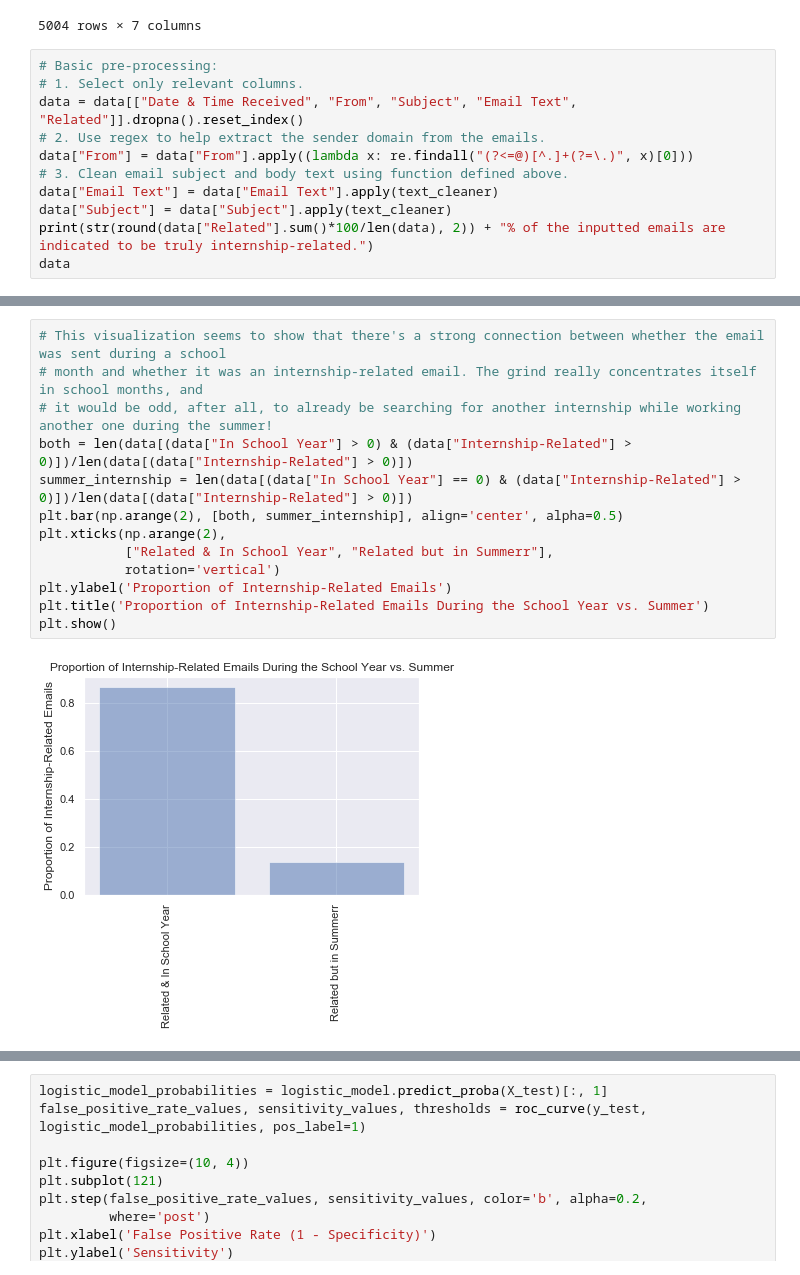
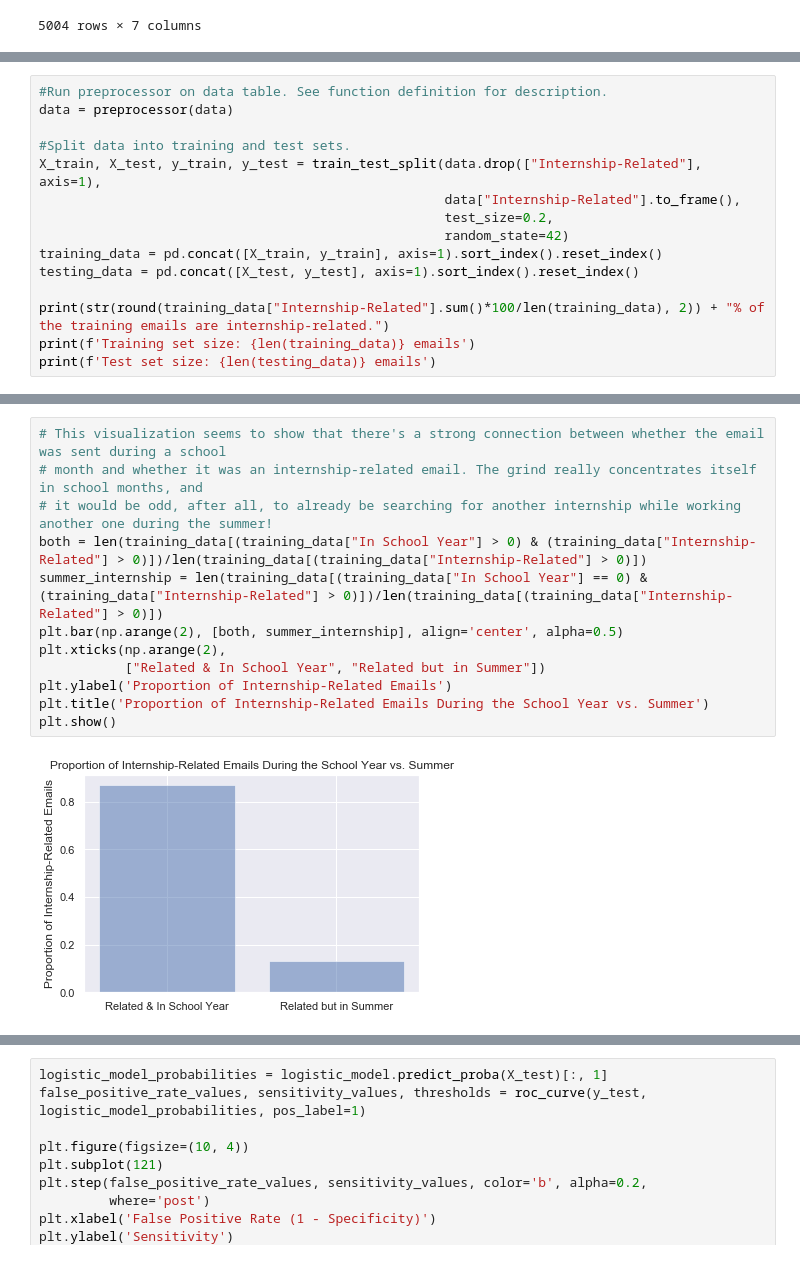
Before and after one commit to rachitpareek/jobSearch, a Jupyter notebook: exploratory analysis.ipynb, the cells around one changed output, grey strips where cells are left out. Saved outputs shown, nothing was run; the diff lists cells and outputs as text.

Commit message:
essentially done with the notebook! need to finishing correctly tagging data and commenting notebook

```diff
--- a/exploratory analysis.ipynb
+++ b/exploratory analysis.ipynb
@@ -80,14 +135,3 @@ data
 | 5002 | hi@zeplin.io | rachitpareek@berkeley.edu | Announcing Global Styleguides—con... | 6/19/19 | https://drive.google.com/a/berkel... | \nLadies and gents, we come beari... | 0.0 |
 | 5003 | info@mail.glassdoor.com | rachitpareek@berkeley.edu | Top CEOs in 2019 | 6/19/19 | https://drive.google.com/a/berkel... | Did your CEO make the list?\n\n ... | 0.0 |
 5004 rows × 7 columns
-# %%
-# Basic pre-processing:
-# 1. Select only relevant columns.
-data = data[["Date & Time Received", "From", "Subject", "Email Text", "Related"]].dropna().reset_index()
-# 2. Use regex to help extract the sender domain from the emails.
-data["From"] = data["From"].apply((lambda x: re.findall("(?<=@)[^.]+(?=\.)", x)[0]))
-# 3. Clean email subject and body text using function defined above.
-data["Email Text"] = data["Email Text"].apply(text_cleaner)
-data["Subject"] = data["Subject"].apply(text_cleaner)
-print(str(round(data["Related"].sum()*100/len(data), 2)) + "% of the inputted emails are indicated to be truly internship-related.")
-data
@@ -128,0 +138,15 @@ top_senders
+# %%
+#Run preprocessor on data table. See function definition for description.
+data = preprocessor(data)
+
+#Split data into training and test sets.
+X_train, X_test, y_train, y_test = train_test_split(data.drop(["Internship-Related"], axis=1),
+                                                    data["Internship-Related"].to_frame(),
+                                                    test_size=0.2,
+                                                    random_state=42)
+training_data = pd.concat([X_train, y_train], axis=1).sort_index().reset_index()
+testing_data = pd.concat([X_test, y_test], axis=1).sort_index().reset_index()
+
+print(str(round(training_data["Internship-Related"].sum()*100/len(training_data), 2)) + "% of the training emails are internship-related.")
+print(f'Training set size: {len(training_data)} emails')
+print(f'Test set size: {len(testing_data)} emails')
@@ -224,16 +213,15 @@ data
 # %%
 # This visualization seems to show that there's a strong connection between whether the email was sent during a school
 # month and whether it was an internship-related email. The grind really concentrates itself in school months, and
 # it would be odd, after all, to already be searching for another internship while working another one during the summer!
-both = len(data[(data["In School Year"] > 0) & (data["Internship-Related"] > 0)])/len(data[(data["Internship-Related"] > 0)])
-summer_internship = len(data[(data["In School Year"] == 0) & (data["Internship-Related"] > 0)])/len(data[(data["Internship-Related"] > 0)])
+both = len(training_data[(training_data["In School Year"] > 0) & (training_data["Internship-Related"] > 0)])/len(training_data[(training_data["Internship-Related"] > 0)])
+summer_internship = len(training_data[(training_data["In School Year"] == 0) & (training_data["Internship-Related"] > 0)])/len(training_data[(training_data["Internship-Related"] > 0)])
 plt.bar(np.arange(2), [both, summer_internship], align='center', alpha=0.5)
 plt.xticks(np.arange(2),
-           ["Related & In School Year", "Related but in Summerr"],
-           rotation='vertical')
+           ["Related & In School Year", "Related but in Summer"])
 plt.ylabel('Proportion of Internship-Related Emails')
 plt.title('Proportion of Internship-Related Emails During the School Year vs. Summer')
 plt.show()
 # %% [output]
-[figure, old version]
+[figure, new version]
 # %%
```
Also changed, not shown: parts of 28 cells of this notebook.
